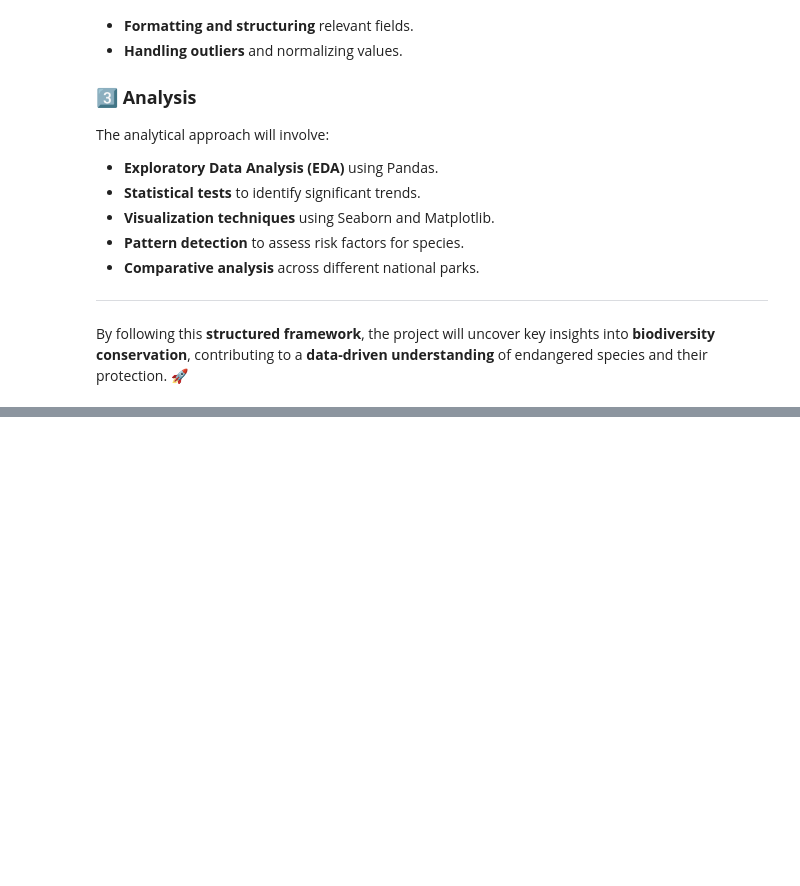
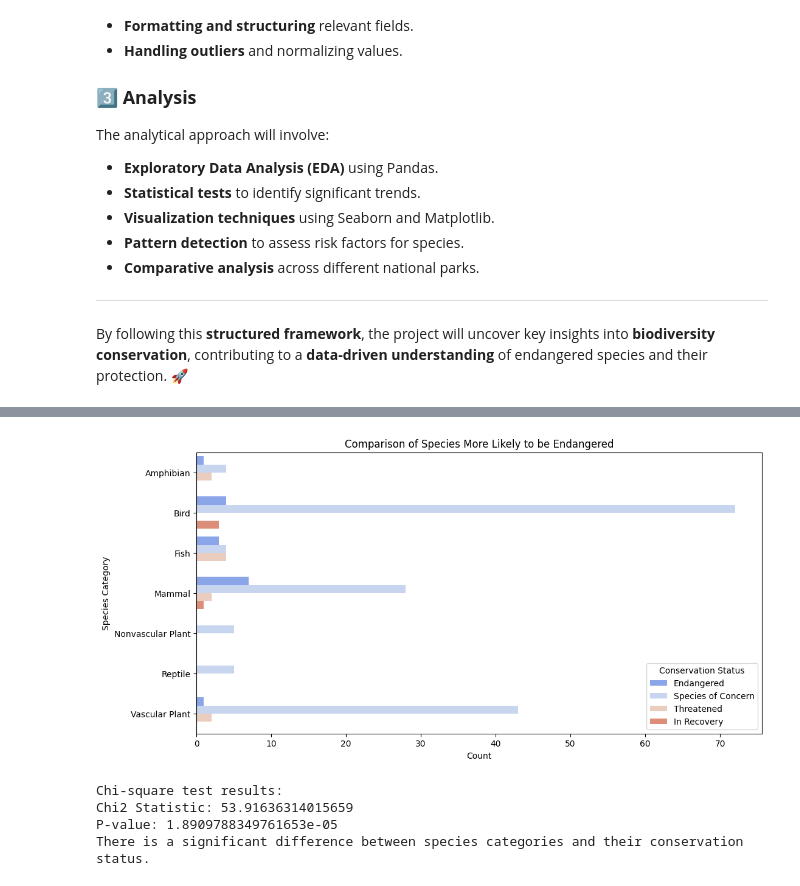
Before and after one commit to gabrielarcangelbol/biodiversity-in-national-parks, a Jupyter notebook: biodiversity.ipynb, the cells around one changed output, grey strips where cells are left out. Drawn from its saved outputs; the diff is of its cells as text; code cells hidden in the pictures; blank space fills up the shorter version.

```diff
--- a/biodiversity.ipynb
+++ b/biodiversity.ipynb
@@ -108,0 +249,36 @@ By following this **structured framework**, the project will uncover key insight
+# %%
+# Group by conservation status and category
+species_counts = species_df.groupby(["category", "conservation_status"]).size().reset_index(name="count")
+
+plt.figure(figsize=(12, 6))
+sns.barplot(x="count", y="category", hue="conservation_status", data=species_counts, palette="coolwarm")
+plt.title("Comparison of Species More Likely to be Endangered")
+plt.xlabel("Count")
+plt.ylabel("Species Category")
+plt.legend(title="Conservation Status")
+plt.show()
+# %% [output]
+[figure, added]
+# %%
+from scipy.stats import chi2_contingency
+
+# Create a contingency table
+contingency_table = species_df.pivot_table(index="category", columns="conservation_status", aggfunc="size", fill_value=0)
+
+# Perform chi-square test
+chi2, p, dof, expected = chi2_contingency(contingency_table)
+
+print(f"\nChi-square test results:")
+print(f"Chi2 Statistic: {chi2}")
+print(f"P-value: {p}")
+
+# Interpretation
+if p < 0.05:
+    print("There is a significant difference between species categories and their conservation status.")
+else:
+    print("No significant difference found between species categories and their conservation status.")
+# %% [output]
+Chi-square test results:
+Chi2 Statistic: 53.91636314015659
+P-value: 1.8909788349761653e-05
+There is a significant difference between species categories and their conservation status.
```
Also changed, not shown: parts of 9 cells of this notebook.
